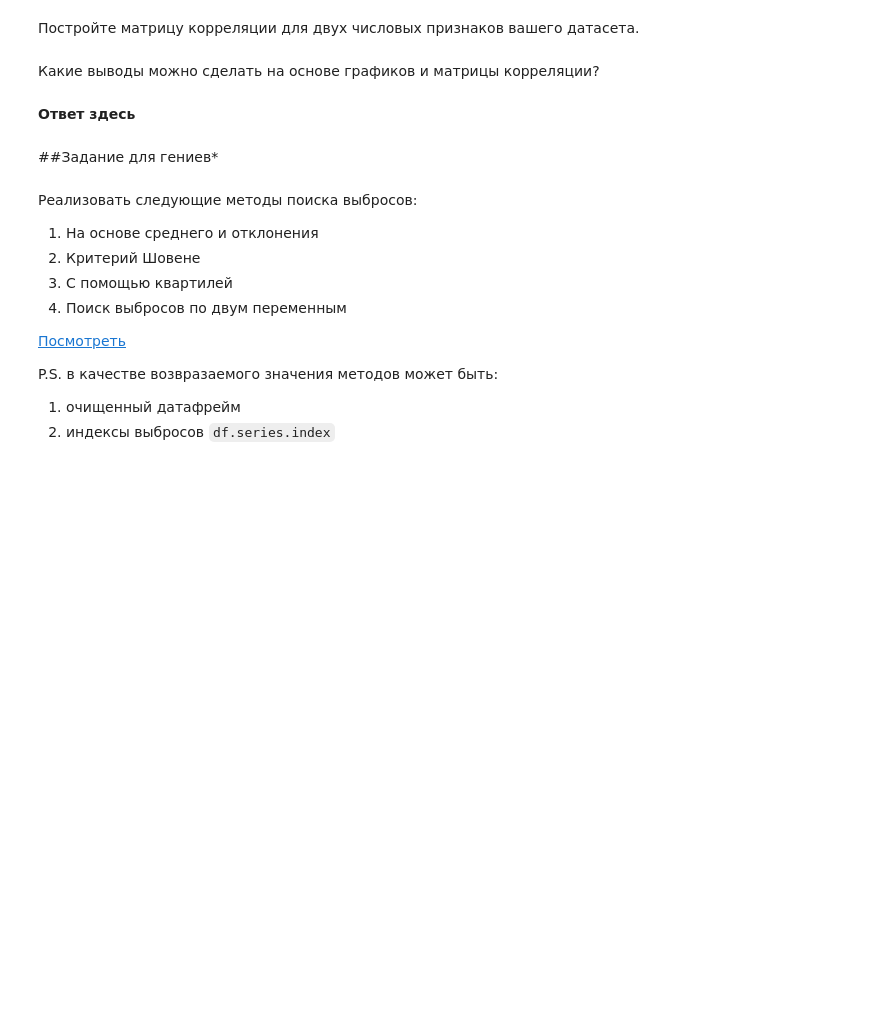
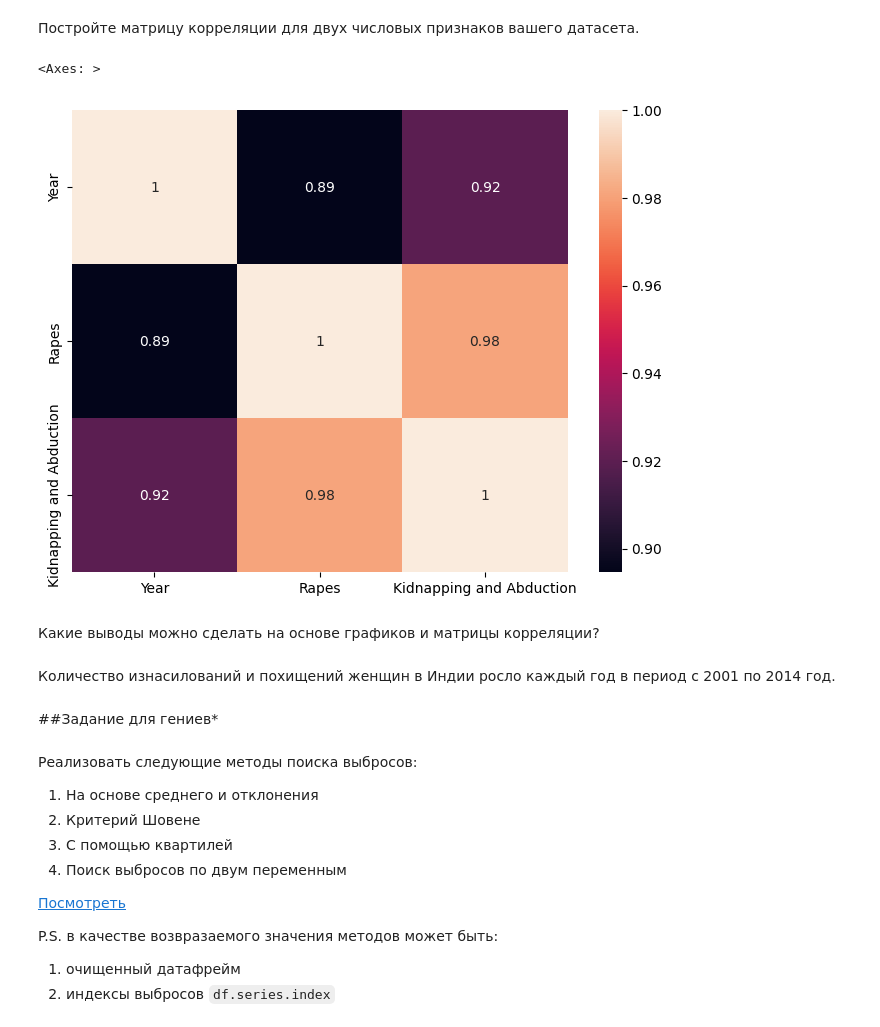
Before and after one commit to YLysov0017/Pproject, a Jupyter notebook: ML_lab2.ipynb, the cells around one changed output. Saved outputs shown, nothing was run; the diff lists cells and outputs as text; code cells hidden in the pictures; blank space fills up the shorter version.

```diff
--- a/ML_lab2.ipynb
+++ b/ML_lab2.ipynb
@@ -116,7 +179,37 @@ corr_matrix = #ваш код здесь
+# %%
+Years = list(set(df["Year"]))
+Rapes_by_year = [0 for i in range(len(Years))]
+Kidnapping_by_year = [0 for i in range(len(Years))]
+
+
+for i in range(len(df.index)-1):
+  cur_year = df.iloc[i]["Year"]
+  for year in Years:
+    if cur_year == year:
+      Rapes_by_year[Years.index(year)] += df.iloc[i]["Rape"]
+      Kidnapping_by_year[Years.index(year)] += df.iloc[i]["Kidnapping and Abduction"]
+
+
+#rapes_to_year = dict(map(lambda x, y : (x, y), Years, Rape_by_year))
+#print(rapes_to_year)
+
+corr_matrix = pd.DataFrame({
+    'Year': Years,
+    'Rapes': Rapes_by_year,
+    'Kidnapping and Abduction': Kidnapping_by_year
+}).corr()
+
+
+plt.figure(figsize=(8, 6))
+sns.heatmap(corr_matrix, annot=True)
+# %% [output]
+<Axes: >
+[figure, added]
 # %% [markdown]
 Какие выводы можно сделать на основе графиков и матрицы корреляции?
-# %% [markdown]
-**Ответ здесь**
+# %% [markdown]
+Количество изнасилований и похищений женщин в Индии росло каждый год
+в период с 2001 по 2014 год.
 # %% [markdown]
 ##Задание для гениев*
 # %% [markdown]
```
Also changed, not shown: parts of 23 cells of this notebook.
